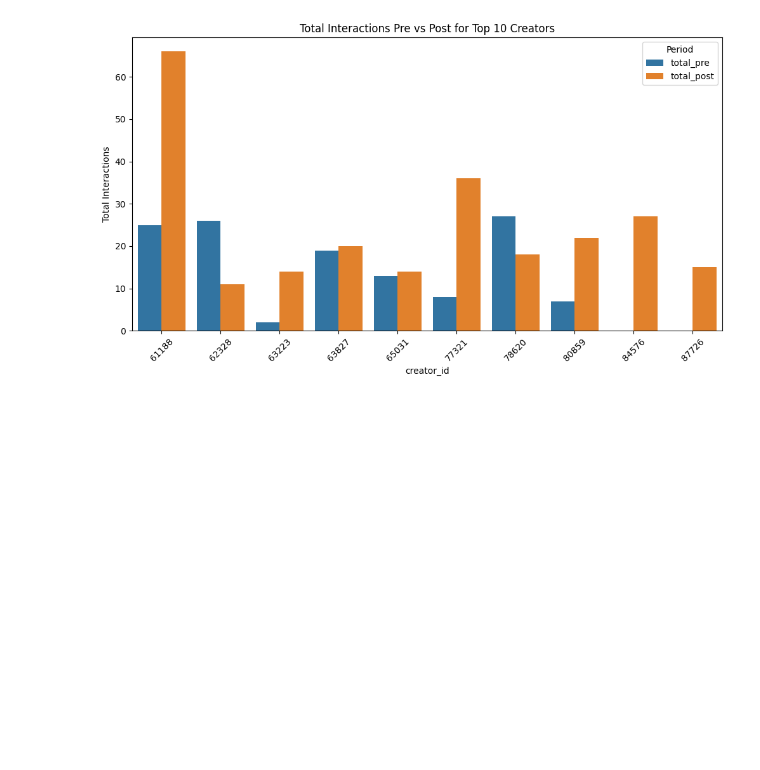
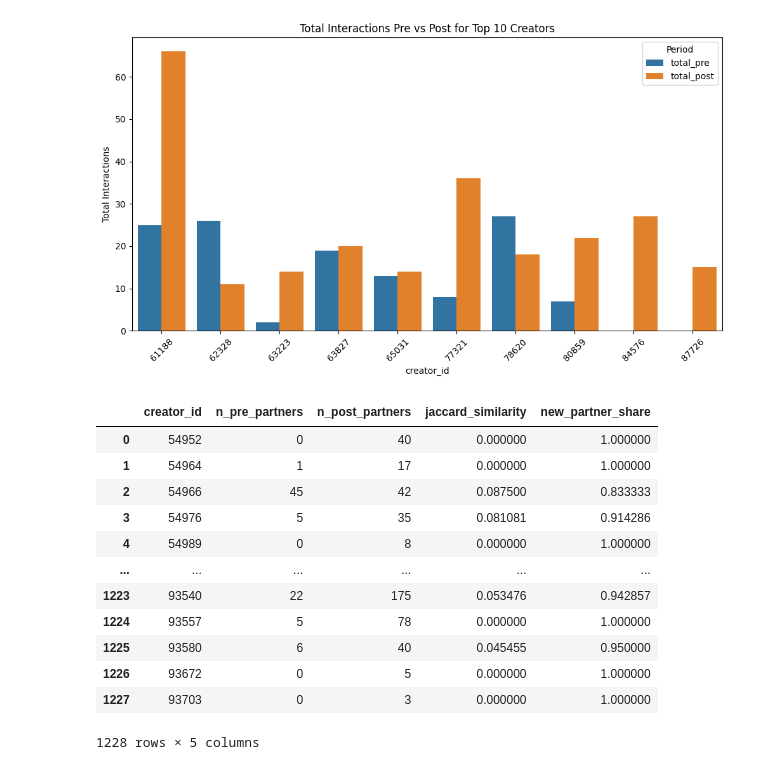
Before and after one commit to catchshashank/network-dynamics, a Jupyter notebook: notebooks/status-network.ipynb, the cells around one changed output. Drawn from its saved outputs; the diff is of its cells as text; code cells hidden in the pictures; blank space fills up the shorter version.

```diff
--- a/notebooks/status-network.ipynb
+++ b/notebooks/status-network.ipynb
@@ -367,30 +369,65 @@ plt.show()
 # %% [output]
 [figure]
 # %%
-def tie_metrics(intensity_uv):
+def partner_switching_metrics(interactions, tcross, min_pre_partners=0):
+
+    # Keep only creators who crossed threshold
+    crossed = tcross.index
+    ev = interactions[interactions["source"].isin(crossed)].copy()
+
+    # Attach tcross
+    ev = ev.merge(
+        tcross.reset_index(),
+        left_on="source",
+        right_on="contact_id",
+        how="inner"
+    )
+
+    # Ensure datetime
+    ev["time"] = pd.to_datetime(ev["time"], dayfirst=True)
+    ev["tcross"] = pd.to_datetime(ev["tcross"], dayfirst=True)
+
+    # Define windows
+    ev["window"] = np.where(ev["time"] < ev["tcross"], "pre", "post")
+
     results = []
 
-    for u, g in intensity_uv.groupby("u"):
-        g = g.copy()
+    for u, g in ev.groupby("source"):
 
-        pre_top = g.sort_values("intensity_pre", ascending=False).head(TOP_K)["v"]
-        post_top = g.sort_values("intensity_post", ascending=False).head(TOP_K)["v"]
+        pre_partners = set(g[g["window"] == "pre"]["target"])
+        post_partners = set(g[g["window"] == "post"]["target"])
 
-        overlap = len(set(pre_top).intersection(set(post_top))) / min(TOP_K, len(pre_top))
+        if len(pre_partners) < min_pre_partners:
+            continue
 
-        rho = np.nan
-        if len(g) >= 2:
-            g["rank_pre"] = g["intensity_pre"].rank(ascending=False)
-            g["rank_post"] = g["intensity_post"].rank(ascending=False)
-            rho = g["rank_pre"].corr(g["rank_post"], method="spearman")
+        union = pre_partners.union(post_partners)
+        intersection = pre_partners.intersection(post_partners)
+
+        jaccard = len(intersection) / len(union) if len(union) > 0 else np.nan
+        new_share = len(post_partners - pre_partners) / len(post_partners) if len(post_partners) > 0 else np.nan
 
         results.append({
             "creator_id": u,
-            "n_partners": len(g),
-            "topk_overlap": overlap,
-            "spearman_rank_corr": rho,
-            "total_pre": g["intensity_pre"].sum(),
-            "total_post": g["intensity_post"].sum()
+            "n_pre_partners": len(pre_partners),
+            "n_post_partners": len(post_partners),
+            "jaccard_similarity": jaccard,
+            "new_partner_share": new_share
         })
 
     return pd.DataFrame(results)
+
+display(partner_switching_metrics(build_interactions(comments, favoritings), compute_tcross(affiliations, creators)))
+# %% [output]
+|  | creator_id | n_pre_partners | n_post_partners | jaccard_similarity | new_partner_share |
+| 0 | 54952 | 0 | 40 | 0.000000 | 1.000000 |
+| 1 | 54964 | 1 | 17 | 0.000000 | 1.000000 |
+| 2 | 54966 | 45 | 42 | 0.087500 | 0.833333 |
+| 3 | 54976 | 5 | 35 | 0.081081 | 0.914286 |
+| 4 | 54989 | 0 | 8 | 0.000000 | 1.000000 |
+| ... | ... | ... | ... | ... | ... |
+| 1223 | 93540 | 22 | 175 | 0.053476 | 0.942857 |
+| 1224 | 93557 | 5 | 78 | 0.000000 | 1.000000 |
+| 1225 | 93580 | 6 | 40 | 0.045455 | 0.950000 |
+| 1226 | 93672 | 0 | 5 | 0.000000 | 1.000000 |
+| 1227 | 93703 | 0 | 3 | 0.000000 | 1.000000 |
+1228 rows × 5 columns
```
Also changed, not shown: parts of 3 cells of this notebook.
